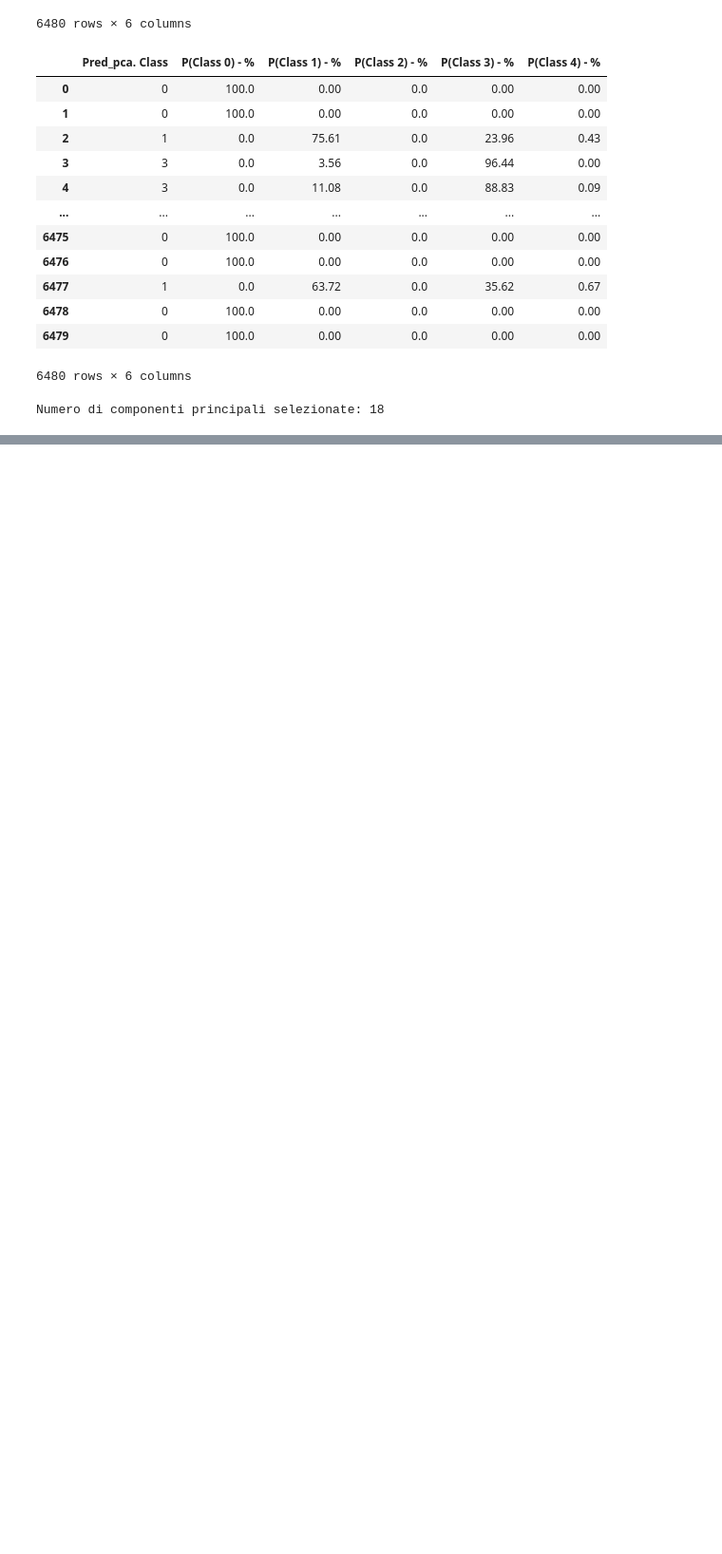
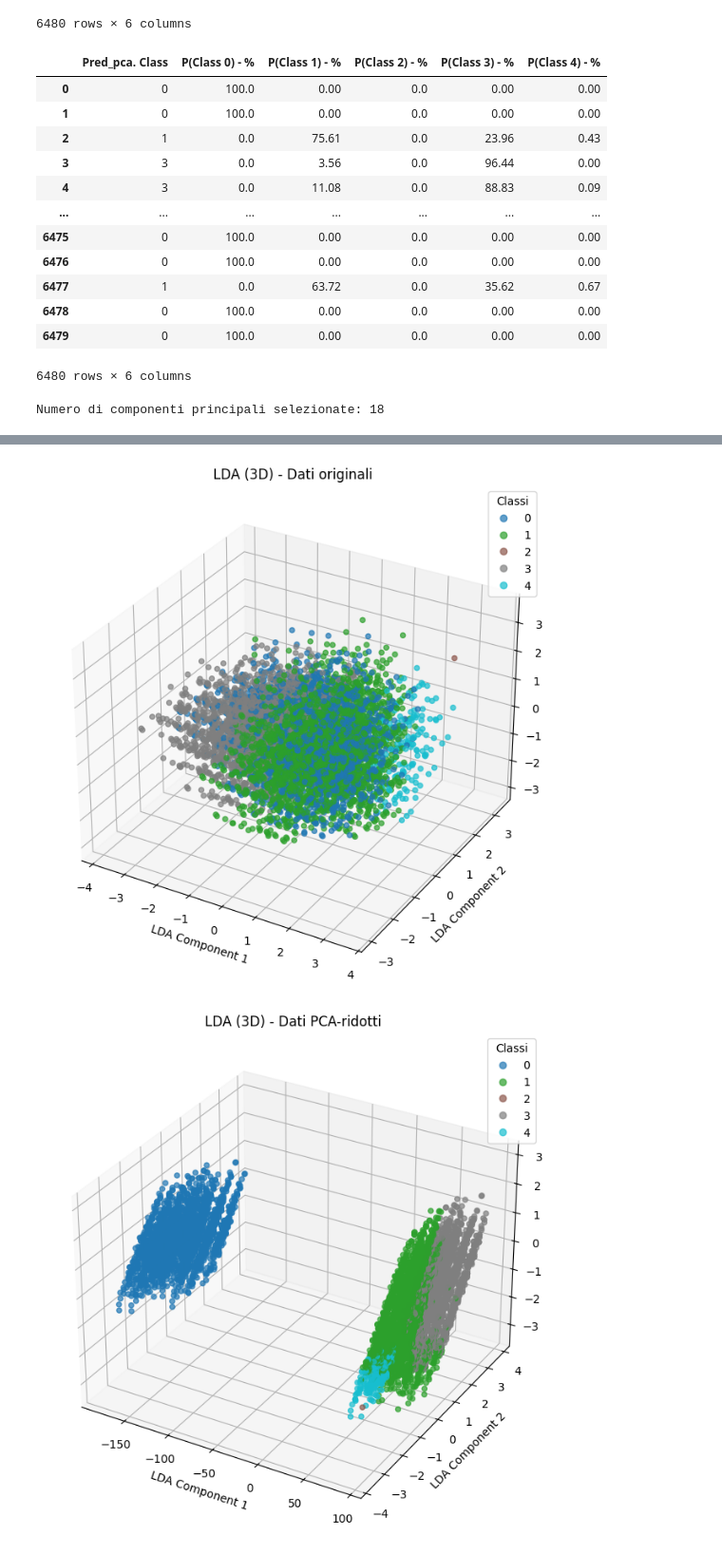
Before and after one commit to AlessioGiay/Progetto_MateIA, a Jupyter notebook: Progetto.ipynb, the cells around one changed output, grey strips where cells are left out. Shown at 95% size. Drawn from its saved outputs; the diff is of its cells as text; code cells hidden in the pictures; blank space fills up the shorter version.

```diff
--- a/Progetto.ipynb
+++ b/Progetto.ipynb
@@ -209,0 +257,31 @@ Numero di componenti principali selezionate: 18
+# %%
+lda_3d = LDA(n_components=3)
+X_lda_3d = lda_3d.fit_transform(X_trainval, y_trainval)
+
+fig = plt.figure(figsize=(10, 8))
+ax = fig.add_subplot(111, projection='3d')
+scatter = ax.scatter(X_lda_3d[:, 0], X_lda_3d[:, 1], X_lda_3d[:, 2],
+                     c=y_trainval, cmap='tab10', alpha=0.7)
+ax.set_title("LDA (3D) - Dati originali")
+ax.set_xlabel("LDA Component 1")
+ax.set_ylabel("LDA Component 2")
+ax.set_zlabel("LDA Component 3")
+legend = ax.legend(*scatter.legend_elements(), title="Classi", loc="best")
+plt.show()
+
+lda_3d_pca = LDA(n_components=3)
+X_lda_3d_pca = lda_3d_pca.fit_transform(X_trainval_pca, y_trainval)
+
+fig = plt.figure(figsize=(10, 8))
+ax = fig.add_subplot(111, projection='3d')
+scatter = ax.scatter(X_lda_3d_pca[:, 0], X_lda_3d_pca[:, 1], X_lda_3d_pca[:, 2],
+                     c=y_trainval, cmap='tab10', alpha=0.7)
+ax.set_title("LDA (3D) - Dati PCA-ridotti")
+ax.set_xlabel("LDA Component 1")
+ax.set_ylabel("LDA Component 2")
+ax.set_zlabel("LDA Component 3")
+legend = ax.legend(*scatter.legend_elements(), title="Classi", loc="best")
+plt.show()
+# %% [output]
+[figure, added]
+[figure, added]
```
Also changed, not shown: parts of 7 cells of this notebook.
